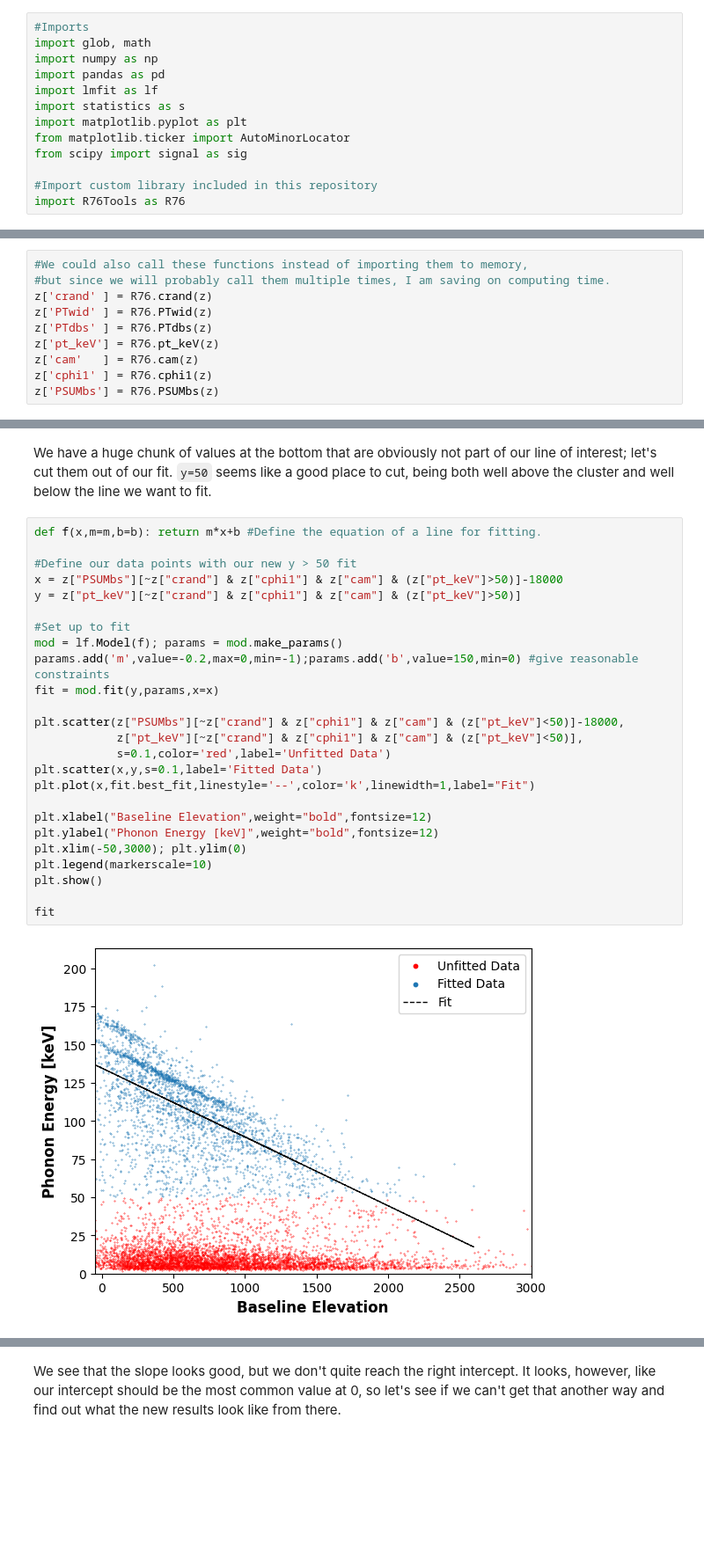
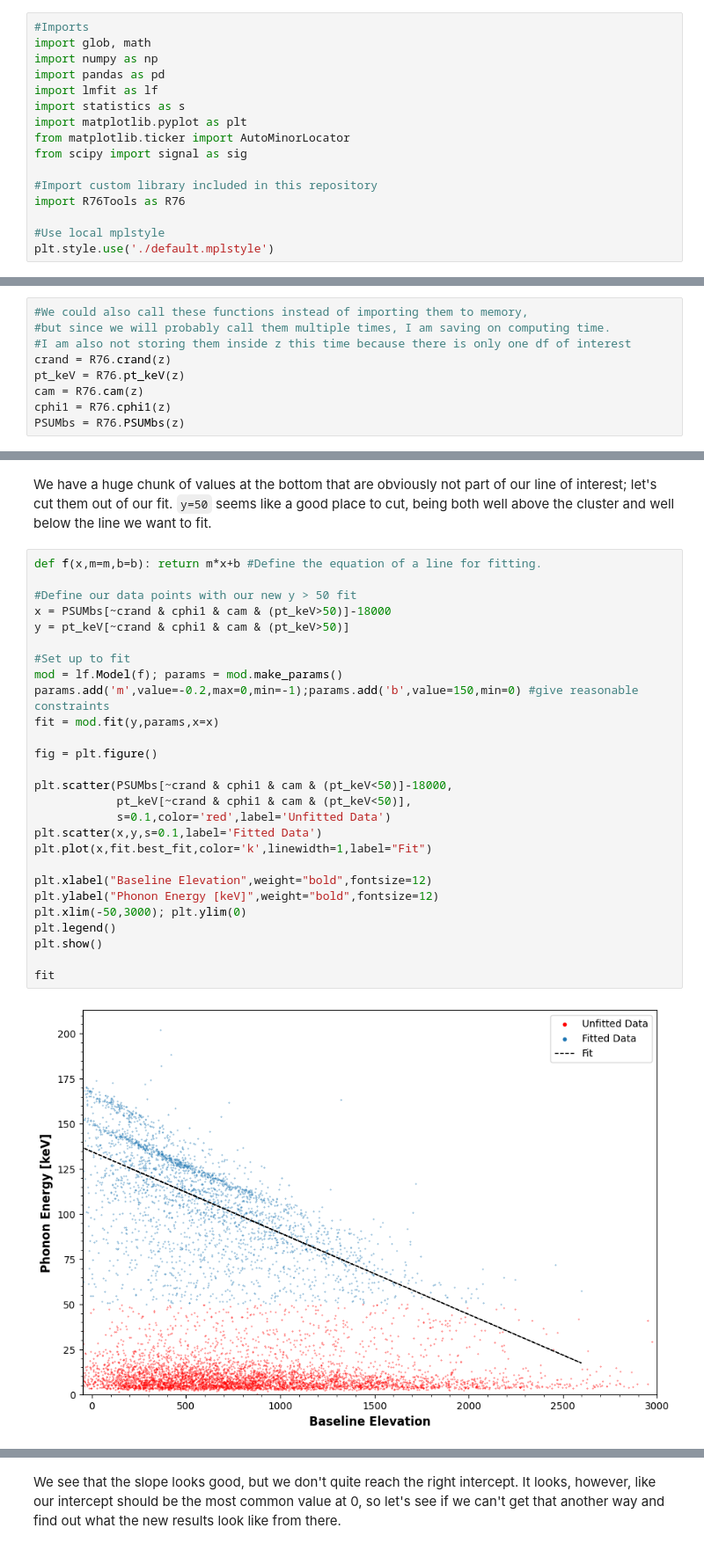
Before and after one commit to villano-lab/R76Analysis, a Jupyter notebook: AutoHV1Summary.ipynb, the cells around one changed output, grey strips where cells are left out. Shown at 88% size. Drawn from its saved outputs; the diff is of its cells as text; blank space fills up the shorter version.

Commit message:
Create mplstyle and adjust code accordingly.

```diff
--- a/AutoHV1Summary.ipynb
+++ b/AutoHV1Summary.ipynb
@@ -19,6 +19,9 @@ from scipy import signal as sig
 
 #Import custom library included in this repository
 import R76Tools as R76
+
+#Use local mplstyle
+plt.style.use('./default.mplstyle')
 # %% [markdown]
 We begin by loading in our data set:
 # %%
@@ -36,13 +39,12 @@ Now we make some common shorthands available to us.
 # %%
 #We could also call these functions instead of importing them to memory,
 #but since we will probably call them multiple times, I am saving on computing time.
-z['crand' ] = R76.crand(z)
-z['PTwid' ] = R76.PTwid(z)
-z['PTdbs' ] = R76.PTdbs(z)
-z['pt_keV'] = R76.pt_keV(z)
-z['cam'   ] = R76.cam(z)
-z['cphi1' ] = R76.cphi1(z)
-z['PSUMbs'] = R76.PSUMbs(z)
+#I am also not storing them inside z this time because there is only one df of interest
+crand = R76.crand(z)
+pt_keV = R76.pt_keV(z)
+cam = R76.cam(z)
+cphi1 = R76.cphi1(z)
+PSUMbs = R76.PSUMbs(z)
 # %% [markdown]
 Now let's take a look at our data before and after cuts are made.
 # %%
@@ -123,30 +125,32 @@ let's cut them out of our fit. `y=50` seems like a good place to cut, being both
 # %%
 def f(x,m=m,b=b): return m*x+b #Define the equation of a line for fitting.
 
 #Define our data points with our new y > 50 fit
-x = z["PSUMbs"][~z["crand"] & z["cphi1"] & z["cam"] & (z["pt_keV"]>50)]-18000
-y = z["pt_keV"][~z["crand"] & z["cphi1"] & z["cam"] & (z["pt_keV"]>50)]
+x = PSUMbs[~crand & cphi1 & cam & (pt_keV>50)]-18000
+y = pt_keV[~crand & cphi1 & cam & (pt_keV>50)]
 
 #Set up to fit
 mod = lf.Model(f); params = mod.make_params()
 params.add('m',value=-0.2,max=0,min=-1);params.add('b',value=150,min=0) #give reasonable constraints
 fit = mod.fit(y,params,x=x)
 
-plt.scatter(z["PSUMbs"][~z["crand"] & z["cphi1"] & z["cam"] & (z["pt_keV"]<50)]-18000,
-            z["pt_keV"][~z["crand"] & z["cphi1"] & z["cam"] & (z["pt_keV"]<50)],
+fig = plt.figure()
+
+plt.scatter(PSUMbs[~crand & cphi1 & cam & (pt_keV<50)]-18000,
+            pt_keV[~crand & cphi1 & cam & (pt_keV<50)],
             s=0.1,color='red',label='Unfitted Data')
 plt.scatter(x,y,s=0.1,label='Fitted Data')
-plt.plot(x,fit.best_fit,linestyle='--',color='k',linewidth=1,label="Fit")
+plt.plot(x,fit.best_fit,color='k',linewidth=1,label="Fit")
 
 plt.xlabel("Baseline Elevation",weight="bold",fontsize=12)
 plt.ylabel("Phonon Energy [keV]",weight="bold",fontsize=12)
 plt.xlim(-50,3000); plt.ylim(0)
-plt.legend(markerscale=10)
+plt.legend()
 plt.show()
 
 fit
 # %% [output]
-[figure, old version]
+[figure, new version]
 Model
 Model(f)
 Fit Statistics
```
Also changed, not shown: parts of 6 cells of this notebook, 1 other file.
